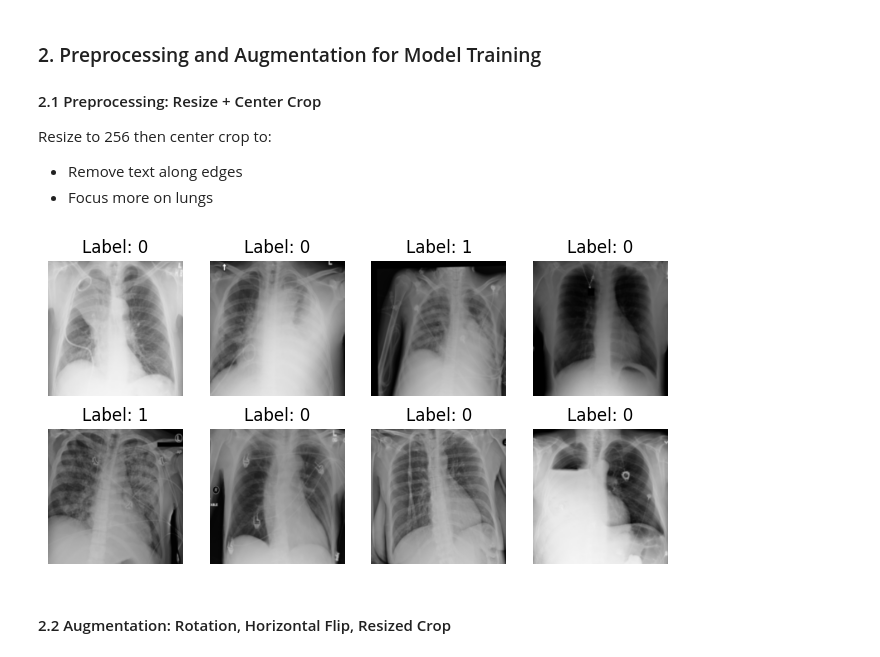
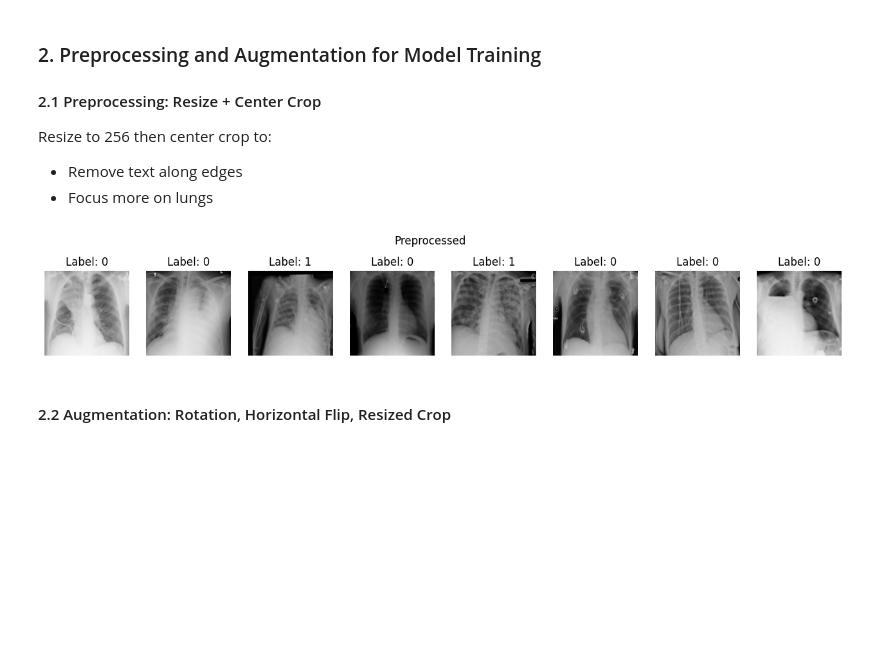
Before and after one commit to leeping-ng/med-img-monitoring, a Jupyter notebook: src/eda.ipynb, the cells around one changed output. Drawn from its saved outputs; the diff is of its cells as text; code cells hidden in the pictures; blank space fills up the shorter version.

```diff
--- a/src/eda.ipynb
+++ b/src/eda.ipynb
@@ -19,18 +20,27 @@ NUM_IMAGES = 8
 configs = load_config(CONFIG_PATH)
 rsna = RSNAPneumoniaDataModule(configs, batch_size=NUM_IMAGES)
 test_dataloader = rsna.test_dataloader()
-test_batch = next(iter(test_dataloader))
+original_imgs = next(iter(test_dataloader))
 
-def plot(batch):
-    fig, ax = plt.subplots(2, NUM_IMAGES//2, figsize=(NUM_IMAGES*1, 4))
-    idx = 0
-    for r in range(2):
-        for c in range(NUM_IMAGES//2):
-            img = batch["image"][idx].squeeze().permute(1,2,0).int()
-            ax[r][c].set_title("Label: " + str(batch["target"][idx].item()))
-            ax[r][c].imshow(img, cmap="gray")
-            ax[r][c].axis("off")
-            idx+=1
+# def plot(batch):
+#     _, ax = plt.subplots(2, NUM_IMAGES//2, figsize=(NUM_IMAGES*1, 4))
+#     idx = 0
+#     for r in range(2):
+#         for c in range(NUM_IMAGES//2):
+#             img = batch["image"][idx].squeeze().permute(1,2,0).int()
+#             ax[r][c].set_title("Label: " + str(batch["target"][idx].item()))
+#             ax[r][c].imshow(img, cmap="gray")
+#             ax[r][c].axis("off")
+#             idx+=1
+
+def plot(batch, title):
+    fig, ax = plt.subplots(1, NUM_IMAGES, figsize=(NUM_IMAGES*2, 2.5))
+    fig.suptitle(title)
+    for i in range(NUM_IMAGES):
+        img = batch["image"][i].squeeze().permute(1,2,0).int()
+        ax[i].set_title("Label: " + str(batch["target"][i].item()))
+        ax[i].imshow(img, cmap="gray")
+        ax[i].axis("off")
 # %% [output]
 DISTRIBUTION LABEL BY GENDER
 label_rsna_pneumonia     False     True
@@ -56,12 +66,12 @@ Resize to 256 then center crop to:
 # %%
 preprocess_transforms = transforms.Compose([transforms.ToTensor(),
                                 transforms.Resize(256, antialias=True),
                                 transforms.CenterCrop(224)])
 test_dataloader = rsna.adj_test_dataloader(preprocess_transforms)
-test_batch = next(iter(test_dataloader))
-plot(test_batch)
+preprocessed_imgs = next(iter(test_dataloader))
+plot(preprocessed_imgs, title="Preprocessed")
 # %% [output]
-[figure, old version]
+[figure, new version]
 # %% [markdown]
 #### 2.2 Augmentation: Rotation, Horizontal Flip, Resized Crop
 # %%
```
Also changed, not shown: parts of 9 cells of this notebook.
